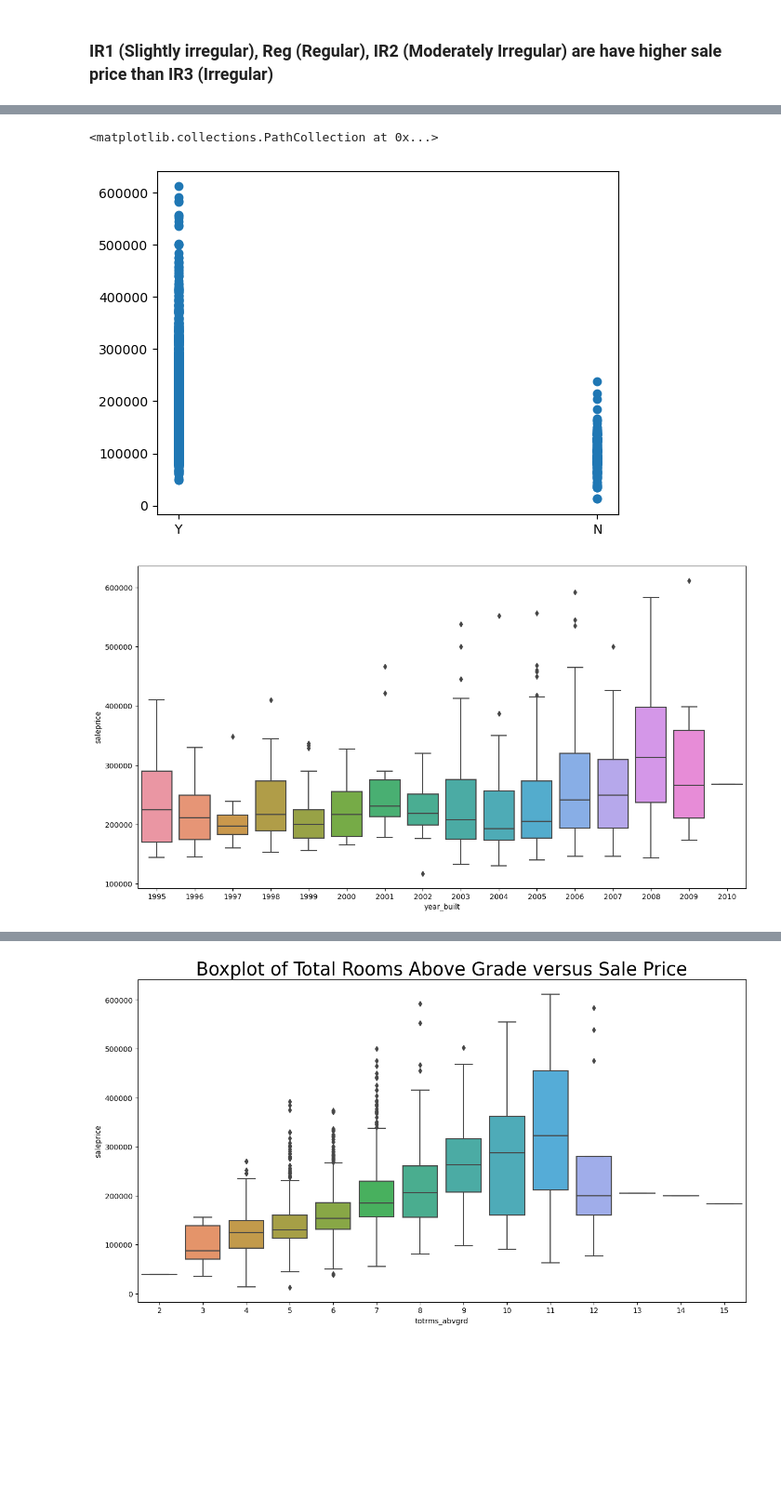
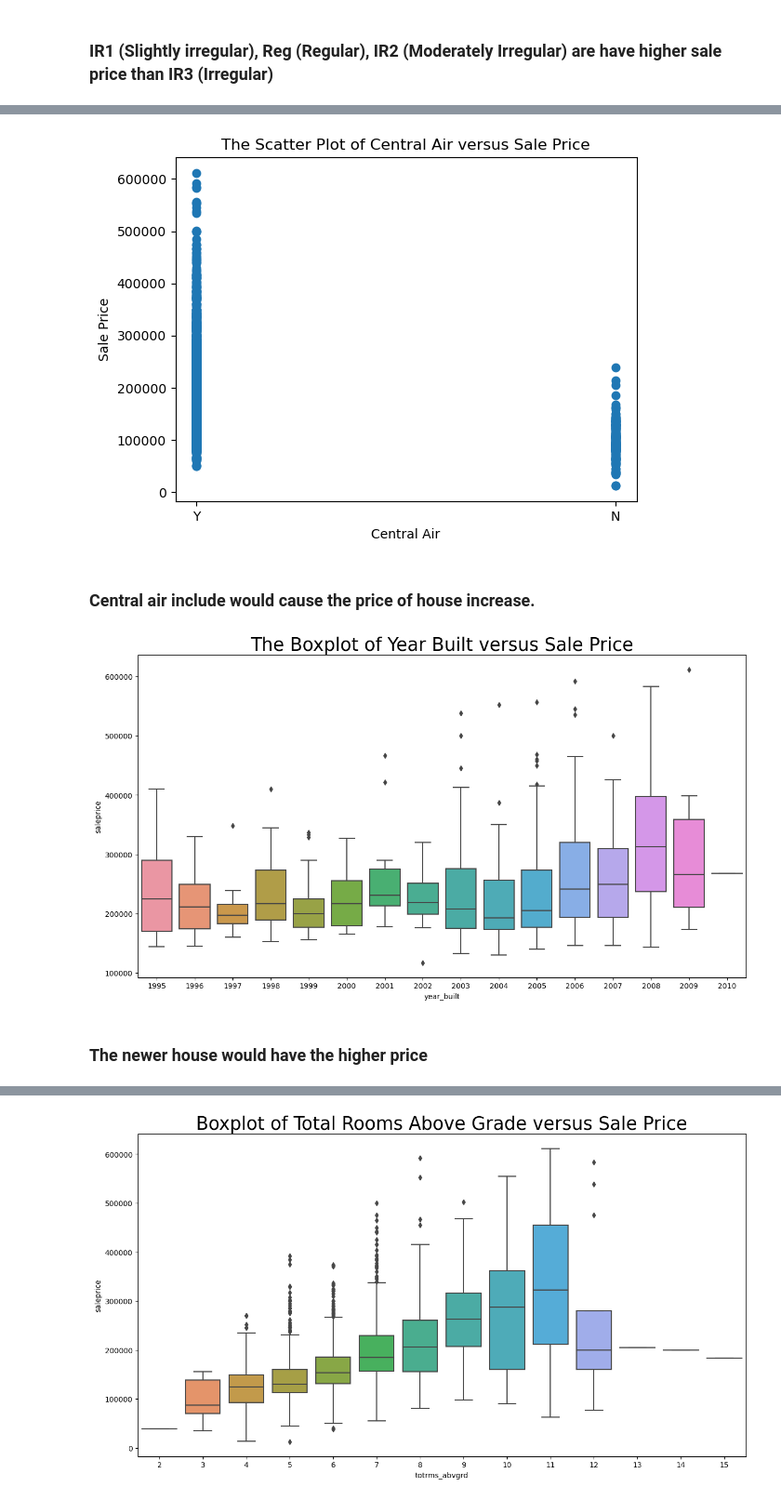
Before and after one commit to tkhong95/ames_housing_prediction, a Jupyter notebook: code/01_cleaning_eda.ipynb, the cells around one changed output, grey strips where cells are left out. Shown at 93% size. Cells and saved outputs as stored; diff of their text form; code cells hidden in the pictures; blank space fills up the shorter version.

```diff
--- a/code/01_cleaning_eda.ipynb
+++ b/code/01_cleaning_eda.ipynb
@@ -333,16 +343,23 @@ plt.scatter(train['lot_config'],train['saleprice'])
 # %%
 plt.scatter(train['central_air'],train['saleprice'])
+plt.xlabel('Central Air')
+plt.ylabel('Sale Price')
+plt.title('The Scatter Plot of Central Air versus Sale Price');
 # %% [output]
-<matplotlib.collections.PathCollection at 0x...>
-[figure, old version]
+[figure, new version]
+# %% [markdown]
+### Central air include would cause the price of house increase.
 # %%
 # list of sale price from 1995 to 2010
 
 year_built_1994 = train.loc[train['year_built'] > 1994, ['year_built','saleprice']]
 # %%
 plt.figure(figsize=(15,8))
-sns.boxplot(data=year_built_1994, x= 'year_built', y = 'saleprice');
+sns.boxplot(data=year_built_1994, x= 'year_built', y = 'saleprice')
+plt.title('The Boxplot of Year Built versus Sale Price', size = 25);
 # %% [output]
-[figure, old version]
+[figure, new version]
+# %% [markdown]
+### The newer house would have the higher price
 # %%
 plt.figure(figsize=(15,8))
```
Also changed, not shown: parts of 30 cells of this notebook, 1 other file.
